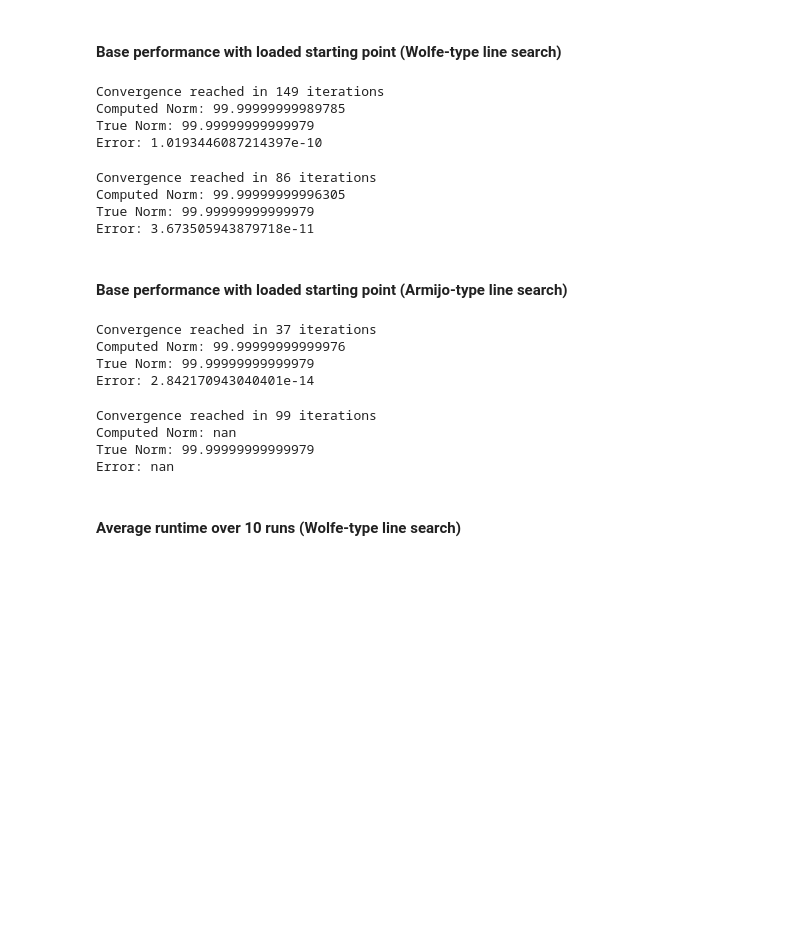
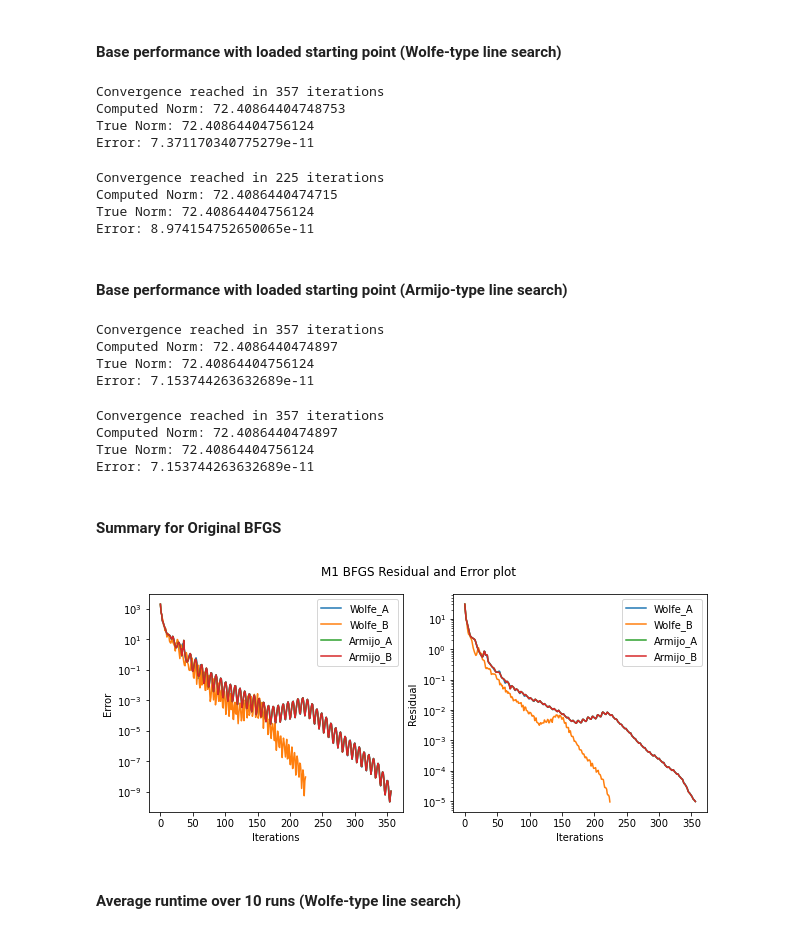
Before and after one commit to joetelila/CM-2Norm_matrix_problem, a Jupyter notebook: BFGS/bfgs_notebook.ipynb, the cells around one changed output. Drawn from its saved outputs; the diff is of its cells as text; code cells hidden in the pictures; blank space fills up the shorter version.

```diff
--- a/BFGS/bfgs_notebook.ipynb
+++ b/BFGS/bfgs_notebook.ipynb
@@ -122,35 +148,49 @@ def off_shelf_opt(matrix, vector):
 # %% [markdown]
 #### Base performance with loaded starting point (Wolfe-type line search)
 # %%
-w_o_m1_bfgs_a = run_bfgs(M1, alg_method='O', ls_method='W', c1=1e-4, c2=0.9, starting_point=x0_m1)
+w_o_m1_bfgs_a, w_o_m1_residuals_a, w_o_m1_errors_a = run_bfgs(M1, x0_m1, alg_method='O', ls_method='W', c1=1e-4, c2=0.9, return_arrays=True)
+o_m1_errors_list.append(w_o_m1_errors_a)
+o_m1_residuals_list.append(w_o_m1_residuals_a)
 # %% [output]
-Convergence reached in 149 iterations
-Computed Norm: 99.99999999989785
-True Norm: 99.99999999999979
-Error: 1.0193446087214397e-10
+Convergence reached in 357 iterations
+Computed Norm: 72.40864404748753
+True Norm: 72.40864404756124
+Error: 7.371170340775279e-11
 # %%
-w_o_m1_bfgs_b = run_bfgs(M1, alg_method='O', ls_method='W', c1=0.1, c2=0.49, starting_point=x0_m1)
+w_o_m1_bfgs_b, w_o_m1_residuals_b, w_o_m1_errors_b = run_bfgs(M1, x0_m1, alg_method='O', ls_method='W', c1=0.1, c2=0.49, return_arrays=True)
+o_m1_errors_list.append(w_o_m1_errors_b)
+o_m1_residuals_list.append(w_o_m1_residuals_b)
 # %% [output]
-Convergence reached in 86 iterations
-Computed Norm: 99.99999999996305
-True Norm: 99.99999999999979
-Error: 3.673505943879718e-11
+Convergence reached in 225 iterations
+Computed Norm: 72.4086440474715
+True Norm: 72.40864404756124
+Error: 8.974154752650065e-11
 # %% [markdown]
 #### Base performance with loaded starting point (Armijo-type line search)
 # %%
-a_o_m1_bfgs_a = run_bfgs(M1, alg_method='O', ls_method='A', c1=1e-4, starting_point=x0_m1)
+a_o_m1_bfgs_a, a_o_m1_residuals_a, a_o_m1_errors_a = run_bfgs(M1, x0_m1, alg_method='O', ls_method='A', c1=1e-4, return_arrays=True)
+o_m1_errors_list.append(a_o_m1_errors_a)
+o_m1_residuals_list.append(a_o_m1_residuals_a)
 # %% [output]
-Convergence reached in 37 iterations
-Computed Norm: 99.99999999999976
-True Norm: 99.99999999999979
-Error: 2.842170943040401e-14
+Convergence reached in 357 iterations
+Computed Norm: 72.4086440474897
+True Norm: 72.40864404756124
+Error: 7.153744263632689e-11
 # %%
-a_o_m1_bfgs_b = run_bfgs(M1, alg_method='O', ls_method='A', c1=0.1, starting_point=x0_m1)
+a_o_m1_bfgs_b, a_o_m1_residuals_b, a_o_m1_errors_b = run_bfgs(M1, x0_m1, alg_method='O', ls_method='A', c1=0.1, return_arrays=True)
+o_m1_errors_list.append(a_o_m1_errors_b)
+o_m1_residuals_list.append(a_o_m1_residuals_b)
 # %% [output]
-Convergence reached in 99 iterations
-Computed Norm: nan
-True Norm: 99.99999999999979
-Error: nan
+Convergence reached in 357 iterations
+Computed Norm: 72.4086440474897
+True Norm: 72.40864404756124
+Error: 7.153744263632689e-11
+# %% [markdown]
+#### Summary for Original BFGS
+# %%
+plot_summary(o_m1_errors_list, o_m1_residuals_list, labels_list, "M1", "BFGS")
+# %% [output]
+[figure, added]
 # %% [markdown]
 #### Average runtime over 10 runs (Wolfe-type line search)
 # %%
```
Also changed, not shown: parts of 172 cells of this notebook, 7 other files.
